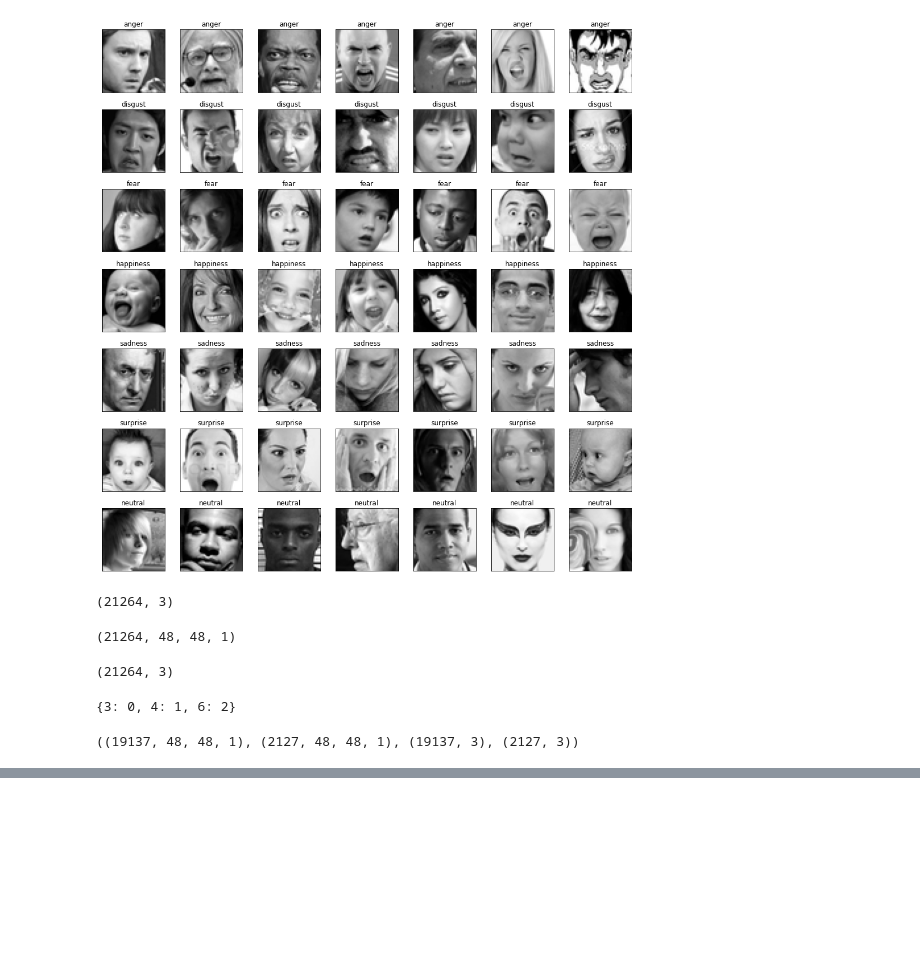
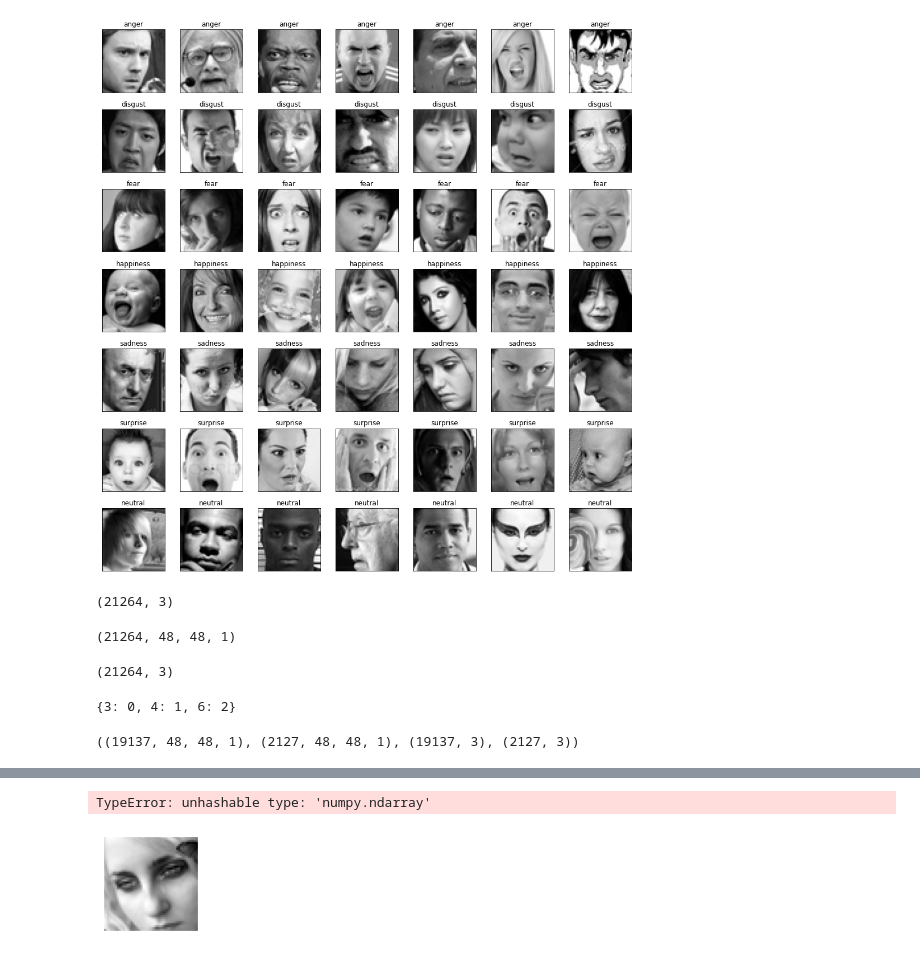
Before and after one commit to Kunaltembhare003/Face_emotion_recognition, a Jupyter notebook: Correct_ExpressionRecognition_Training.ipynb, the cells around one changed output, grey strips where cells are left out. Drawn from its saved outputs; the diff is of its cells as text; code cells hidden in the pictures; blank space fills up the shorter version.

```diff
--- a/Correct_ExpressionRecognition_Training.ipynb
+++ b/Correct_ExpressionRecognition_Training.ipynb
@@ -680,7 +682,7 @@ for i, (sadidx, neuidx) in enumerate(zip(random_sad_imgs, random_neutral_imgs)):
         ax.imshow(sample_img, cmap='gray')
         ax.set_xticks([])
         ax.set_yticks([])
-        ax.set_title(f"true:sad, pred:{mapper[model.predict_classes(sample_img.reshape(1,48,48,1))[0]]}"))
+        ax.set_title(f"true:sad, pred:{mapper[model.predict(sample_img.reshape(1,48,48,1))[0]}")
 
         ax = pyplot.subplot(2, 9, i+10)
         sample_img = X_valid[neuidx,:,:,0]
@@ -690,3 +692,4 @@ for i, (sadidx, neuidx) in enumerate(zip(random_sad_imgs, random_neutral_imgs)):
         ax.set_title(f"t:neut, p:{mapper[yhat_valid(sample_img.reshape(1,48,48,1))[0]]}")
 
         pyplot.tight_layout()
+# %% [output]
@@ -693,3 +697,5 @@ for i, (sadidx, neuidx) in enumerate(zip(random_sad_imgs, random_neutral_imgs)):
+TypeError: unhashable type: 'numpy.ndarray'
+[figure, added]
 # %%
 from sklearn.metrics import classification_report
 
```
Also changed, not shown: parts of 15 cells of this notebook.
